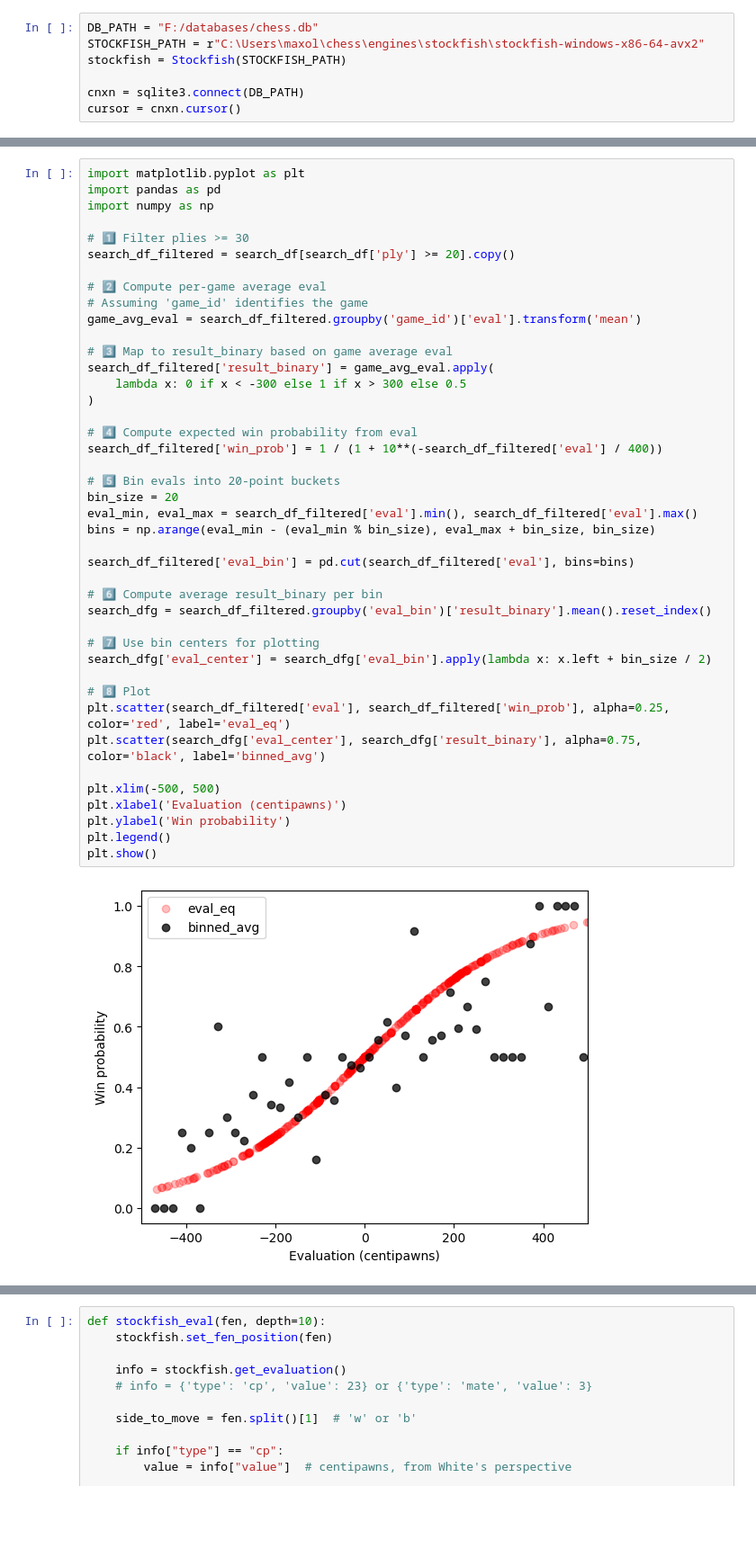
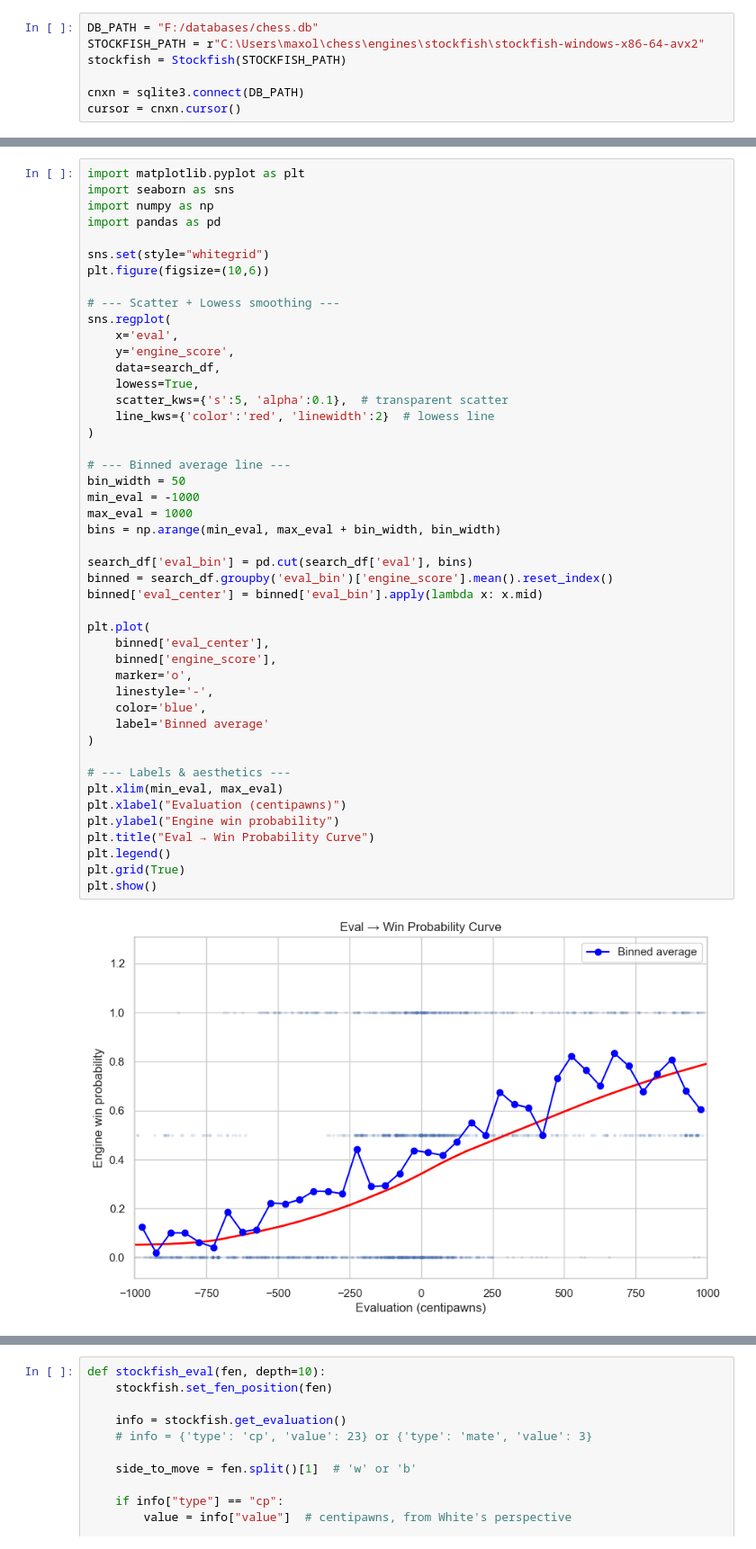
Before and after one commit to maxolek/chess, a Jupyter notebook: data/testing.ipynb, the cells around one changed output, grey strips where cells are left out. Shown at 90% size. Saved outputs shown, nothing was run; the diff lists cells and outputs as text; blank space fills up the shorter version.

```diff
--- a/data/testing.ipynb
+++ b/data/testing.ipynb
@@ -82,44 +113,48 @@ search_dfg
 # %%
 import matplotlib.pyplot as plt
+import seaborn as sns
+import numpy as np
 import pandas as pd
-import numpy as np
 
-# 1️⃣ Filter plies >= 30
-search_df_filtered = search_df[search_df['ply'] >= 20].copy()
+sns.set(style="whitegrid")
+plt.figure(figsize=(10,6))
 
-# 2️⃣ Compute per-game average eval
-# Assuming 'game_id' identifies the game
-game_avg_eval = search_df_filtered.groupby('game_id')['eval'].transform('mean')
-
-# 3️⃣ Map to result_binary based on game average eval
-search_df_filtered['result_binary'] = game_avg_eval.apply(
-    lambda x: 0 if x < -300 else 1 if x > 300 else 0.5
+# --- Scatter + Lowess smoothing ---
+sns.regplot(
+    x='eval',
+    y='engine_score',
+    data=search_df,
+    lowess=True,
+    scatter_kws={'s':5, 'alpha':0.1},  # transparent scatter
+    line_kws={'color':'red', 'linewidth':2}  # lowess line
 )
 
-# 4️⃣ Compute expected win probability from eval
-search_df_filtered['win_prob'] = 1 / (1 + 10**(-search_df_filtered['eval'] / 400))
+# --- Binned average line ---
+bin_width = 50
+min_eval = -1000
+max_eval = 1000
+bins = np.arange(min_eval, max_eval + bin_width, bin_width)
 
-# 5️⃣ Bin evals into 20-point buckets
-bin_size = 20
-eval_min, eval_max = search_df_filtered['eval'].min(), search_df_filtered['eval'].max()
-bins = np.arange(eval_min - (eval_min % bin_size), eval_max + bin_size, bin_size)
+search_df['eval_bin'] = pd.cut(search_df['eval'], bins)
+binned = search_df.groupby('eval_bin')['engine_score'].mean().reset_index()
+binned['eval_center'] = binned['eval_bin'].apply(lambda x: x.mid)
 
-search_df_filtered['eval_bin'] = pd.cut(search_df_filtered['eval'], bins=bins)
+plt.plot(
+    binned['eval_center'],
+    binned['engine_score'],
+    marker='o',
+    linestyle='-',
+    color='blue',
+    label='Binned average'
+)
 
-# 6️⃣ Compute average result_binary per bin
-search_dfg = search_df_filtered.groupby('eval_bin')['result_binary'].mean().reset_index()
-
-# 7️⃣ Use bin centers for plotting
-search_dfg['eval_center'] = search_dfg['eval_bin'].apply(lambda x: x.left + bin_size / 2)
-
-# 8️⃣ Plot
-plt.scatter(search_df_filtered['eval'], search_df_filtered['win_prob'], alpha=0.25, color='red', label='eval_eq')
-plt.scatter(search_dfg['eval_center'], search_dfg['result_binary'], alpha=0.75, color='black', label='binned_avg')
-
-plt.xlim(-500, 500)
-plt.xlabel('Evaluation (centipawns)')
-plt.ylabel('Win probability')
+# --- Labels & aesthetics ---
+plt.xlim(min_eval, max_eval)
+plt.xlabel("Evaluation (centipawns)")
+plt.ylabel("Engine win probability")
+plt.title("Eval → Win Probability Curve")
 plt.legend()
+plt.grid(True)
 plt.show()
 # %% [output]
-[figure, old version]
+[figure, new version]
```
Also changed, not shown: parts of 8 cells of this notebook, 18 other files.
